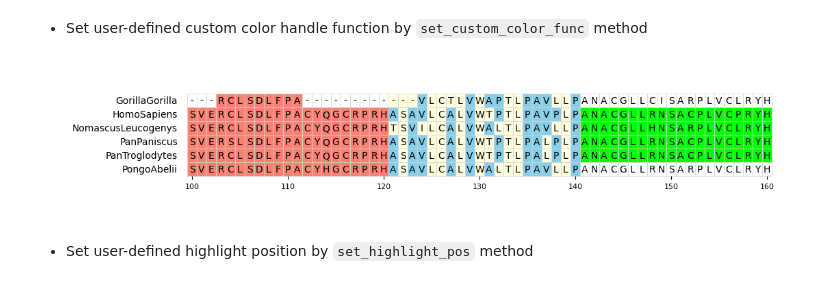
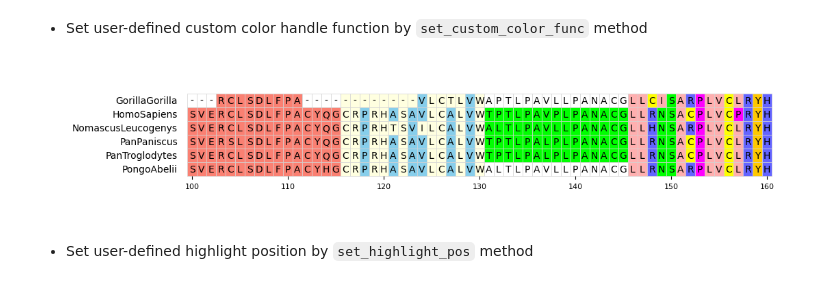
Before and after one commit to moshi4/pyMSAviz, a Jupyter notebook: docs/getting_started.ipynb, the cells around one changed output. Cells and saved outputs as stored; diff of their text form; code cells hidden in the pictures.

```diff
--- a/docs/getting_started.ipynb
+++ b/docs/getting_started.ipynb
@@ -66,29 +66,33 @@ fig = mv.plotfig()
 # %%
 from pymsaviz import MsaViz, get_msa_testdata
 from Bio.Align import MultipleSeqAlignment
 
 msa_file = get_msa_testdata("MRGPRG.fa")
 mv = MsaViz(msa_file, start=100, end=160, show_grid=True)
 
 def custom_color_func(
     row_pos: int, col_pos: int, seq_char: str, msa: MultipleSeqAlignment
-) -> str:
+):
     # Note: Both `row_pos` and `col_pos` are 0-index starts
-    if col_pos < 120 and seq_char != "-":
+    if col_pos < 115 and seq_char != "-":
         return "salmon"
-    if 120 <= col_pos < 140:
+    if 115 <= col_pos < 130:
         if seq_char in ("A", "V", "P"):
             return "skyblue"
         else:
             return "lightyellow"
-    if col_pos >= 140 and 1 <= row_pos <= 4:
-        return "lime"
-    return "white"
+    if 130 <= col_pos < 145:
+        if 1 <= row_pos <= 4:
+            return "lime"
+        else:
+            return "white"
+    # Use default color setting in other column (145 <= col_pos < 160)
+    return None
 
 mv.set_custom_color_func(custom_color_func)
 fig = mv.plotfig()
 # %% [output]
-[figure, old version]
+[figure, new version]
 # %% [markdown]
 - Set user-defined highlight position by `set_highlight_pos` method
 # %%
```
